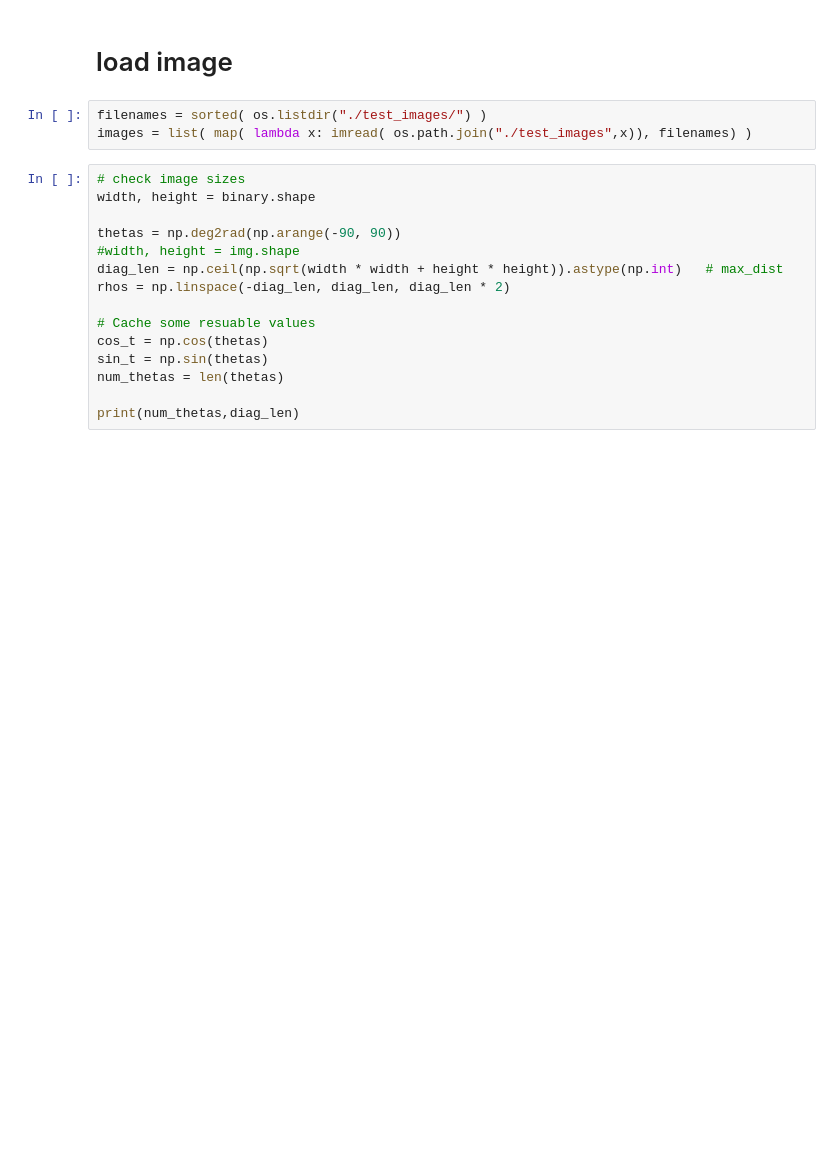
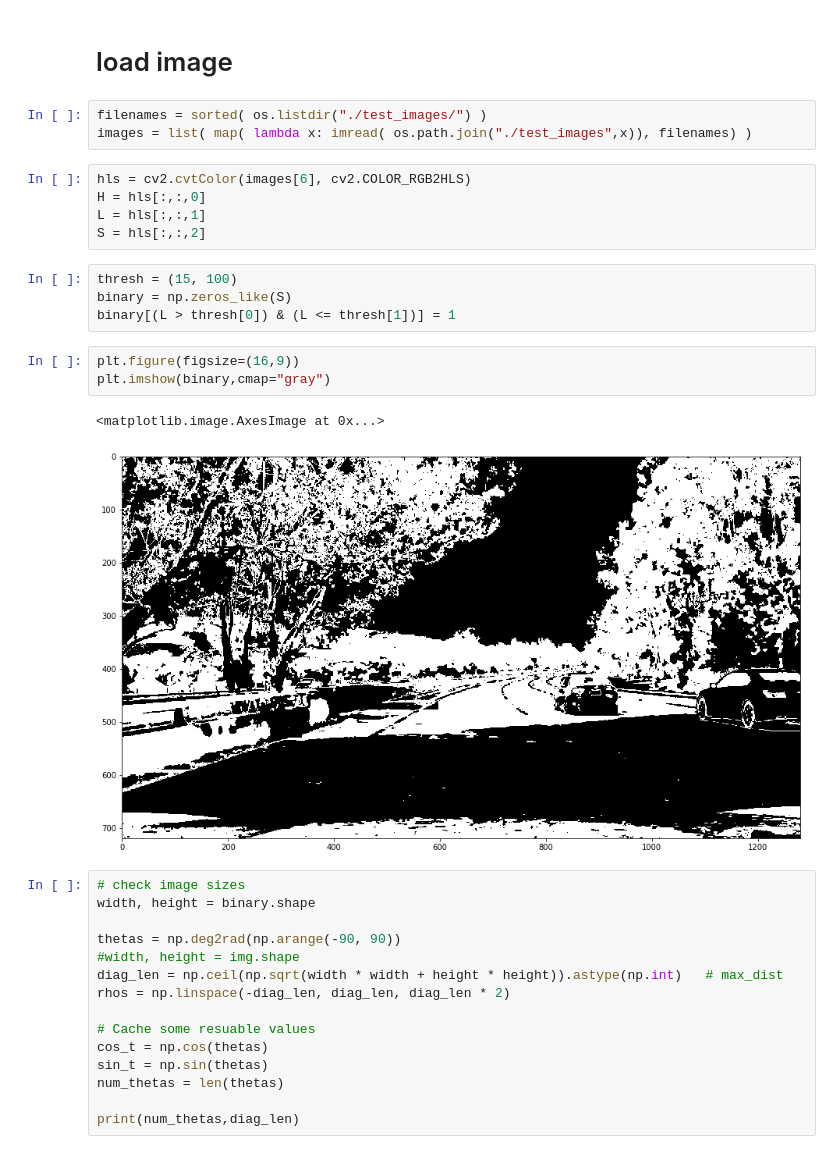
Before and after one commit to scrambleegg7/SelfCar, a Jupyter notebook: CarND-Advanced-Lane-Lines/houghlinestest.ipynb, the cells around one changed output. Saved outputs shown, nothing was run; the diff lists cells and outputs as text; blank space fills up the shorter version.

```diff
--- a/CarND-Advanced-Lane-Lines/houghlinestest.ipynb
+++ b/CarND-Advanced-Lane-Lines/houghlinestest.ipynb
@@ -75,6 +75,21 @@ plt.imshow(masked_image)
 # %%
 filenames = sorted( os.listdir("./test_images/") )
 images = list( map( lambda x: imread( os.path.join("./test_images",x)), filenames) )
+# %%
+hls = cv2.cvtColor(images[6], cv2.COLOR_RGB2HLS)
+H = hls[:,:,0]
+L = hls[:,:,1]
+S = hls[:,:,2]
+# %%
+thresh = (15, 100)
+binary = np.zeros_like(S)
+binary[(L > thresh[0]) & (L <= thresh[1])] = 1
+# %%
+plt.figure(figsize=(16,9))
+plt.imshow(binary,cmap="gray")
+# %% [output]
+<matplotlib.image.AxesImage at 0x...>
+[figure, added]
 # %%
 # check image sizes
 width, height = binary.shape
```
Also changed, not shown: 2 other files.
